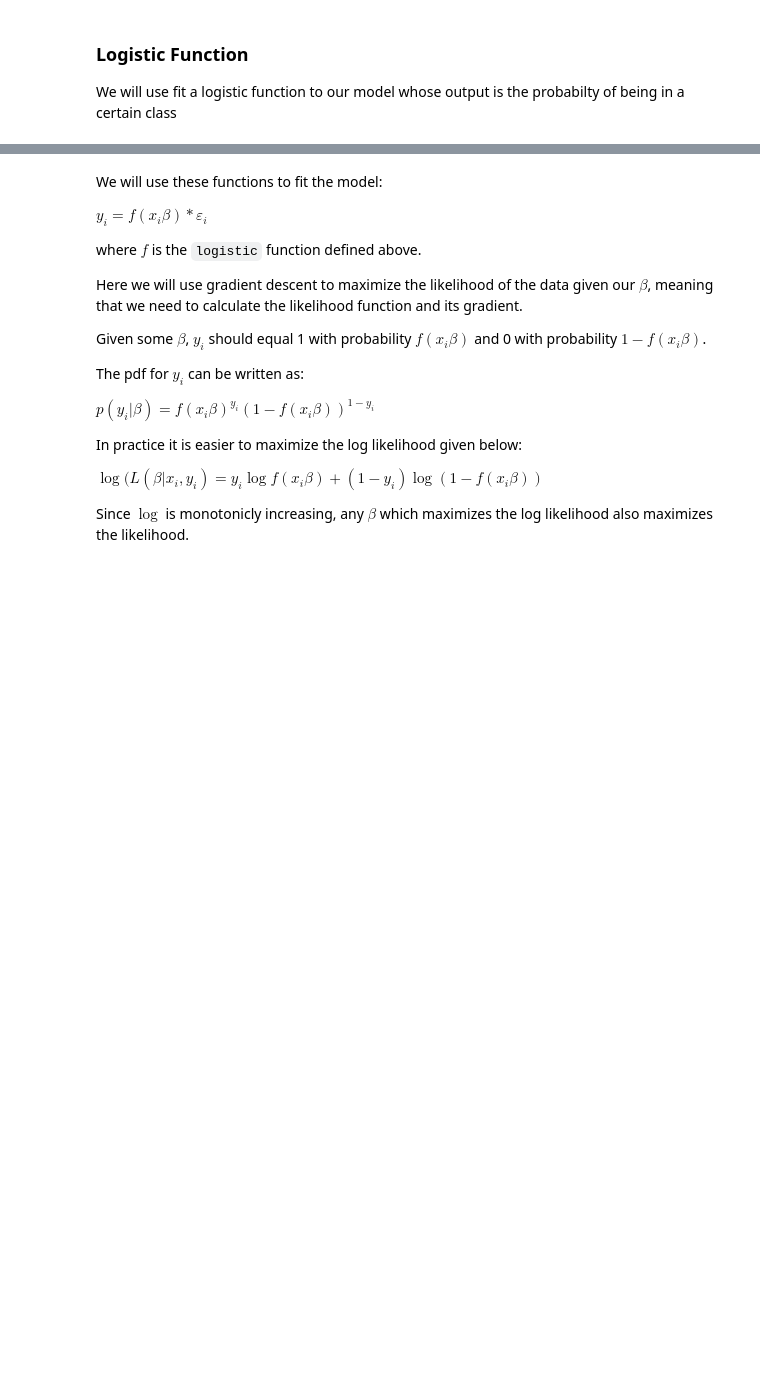
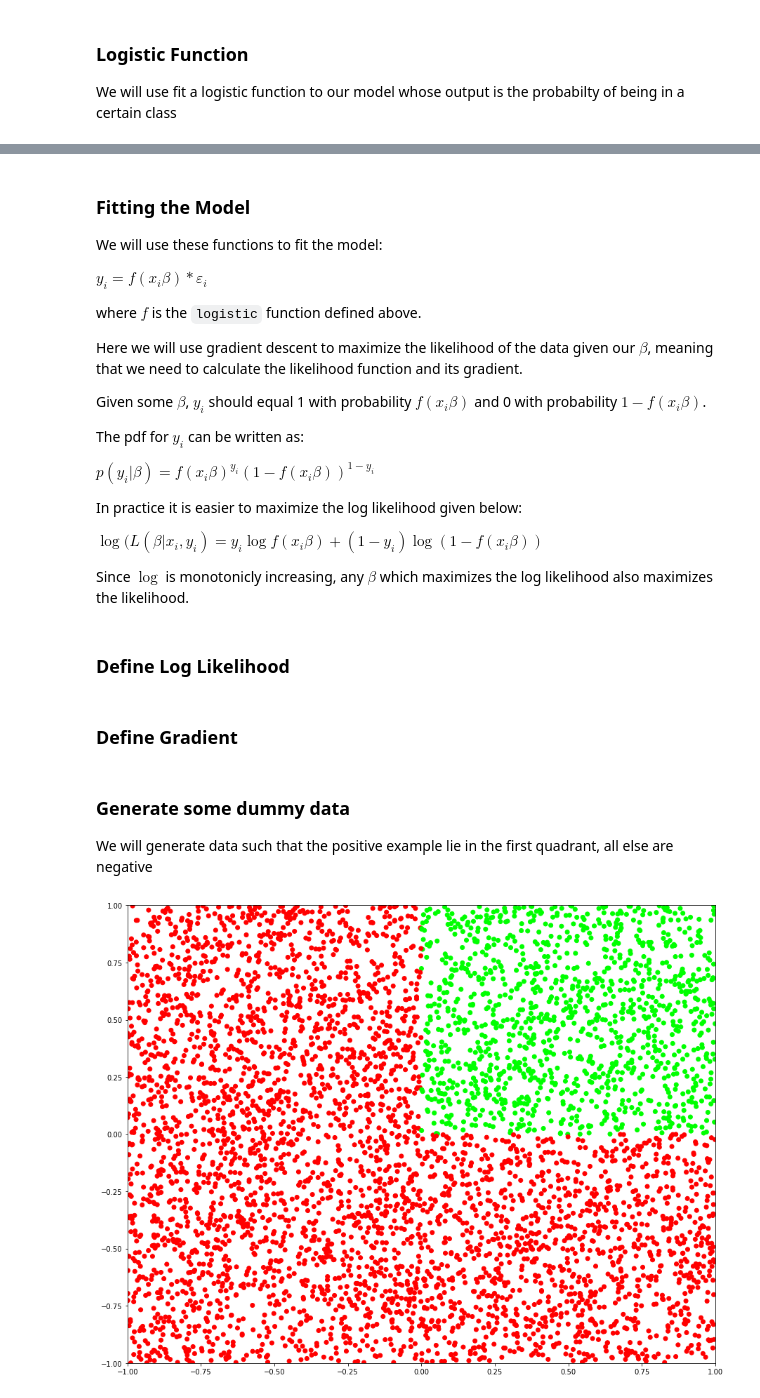
Before and after one commit to EvanOman/Data-Science-from-Scratch, a Jupyter notebook: Chapter16.ipynb, the cells around one changed output, grey strips where cells are left out. Drawn from its saved outputs; the diff is of its cells as text; code cells hidden in the pictures; blank space fills up the shorter version.

```diff
--- a/Chapter16.ipynb
+++ b/Chapter16.ipynb
@@ -31,4 +49,5 @@ if __name__ == "__main__":
 # %% [markdown]
+### Fitting the Model
 We will use these functions to fit the model:
 
 $y_i = f(x_i \beta) * \varepsilon_i$
@@ -48,3 +67,5 @@ In practice it is easier to maximize the log likelihood given below:
 $\log(L(\beta | x_i, y_i) = y_i \log f(x_i \beta) + (1-y_i)\log (1 - f(x_i \beta))$
 
 Since $\log$ is monotonicly increasing, any $\beta$ which maximizes the log likelihood also maximizes the likelihood.
+# %% [markdown]
+### Define Log Likelihood
@@ -50,0 +81,2 @@ Since $\log$ is monotonicly increasing, any $\beta$ which maximizes the log like
+# %% [markdown]
+### Define Gradient
@@ -50,0 +97,29 @@ Since $\log$ is monotonicly increasing, any $\beta$ which maximizes the log like
+# %% [markdown]
+### Generate some dummy data
+
+We will generate data such that the positive example lie in the first quadrant, all else are negative
+# %%
+def rand_dat_pt():
+    x1 = random.uniform(-1,1)
+    x2 = random.uniform(-1,1)
+    c = 1 if (x1 > 0 and x2 > 0) else 0
+    return ((x1, x2), c)
+# %%
+data = [rand_dat_pt() for _ in range(5000)]
+x, y = zip(*data)
+
+# rgba values for red and green (negative and positive)
+red = [1, 0, 0, 1]
+green = [0, 1, 0, 1]
+
+# apply colors according to pos/neg
+colors = [green if y_i == 1 else red for y_i in y]
+
+# plot the data colored by label
+
+plt.scatter(*zip(*x), c=colors)
+plt.xlim([-1,1])
+plt.ylim([-1,1])
+plt.draw()
+# %% [output]
+[figure, added]
```
Also changed, not shown: parts of 13 cells of this notebook.
